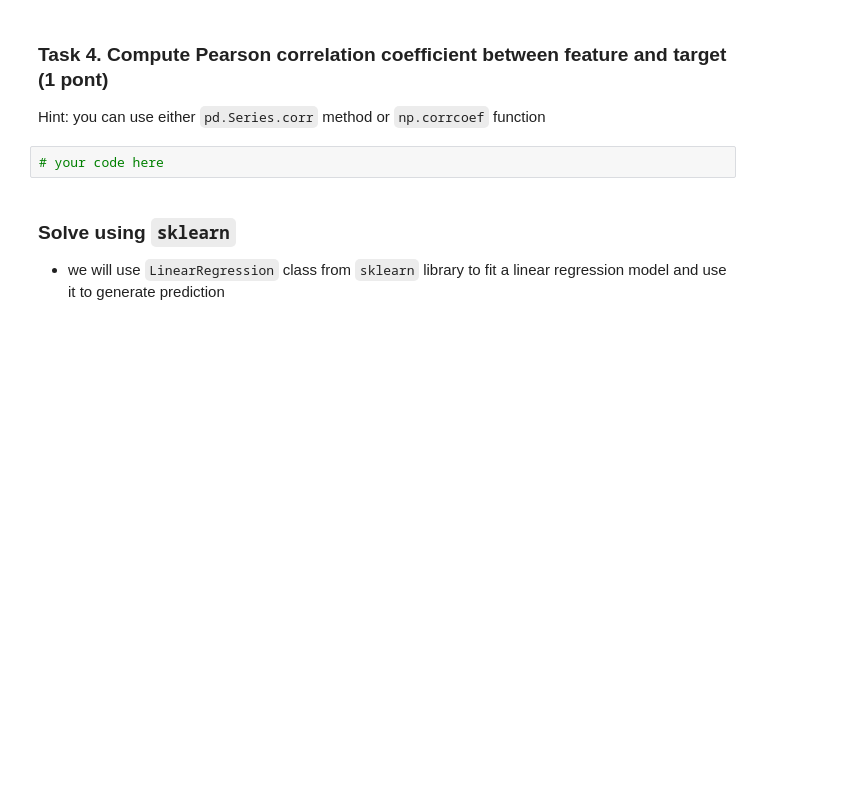
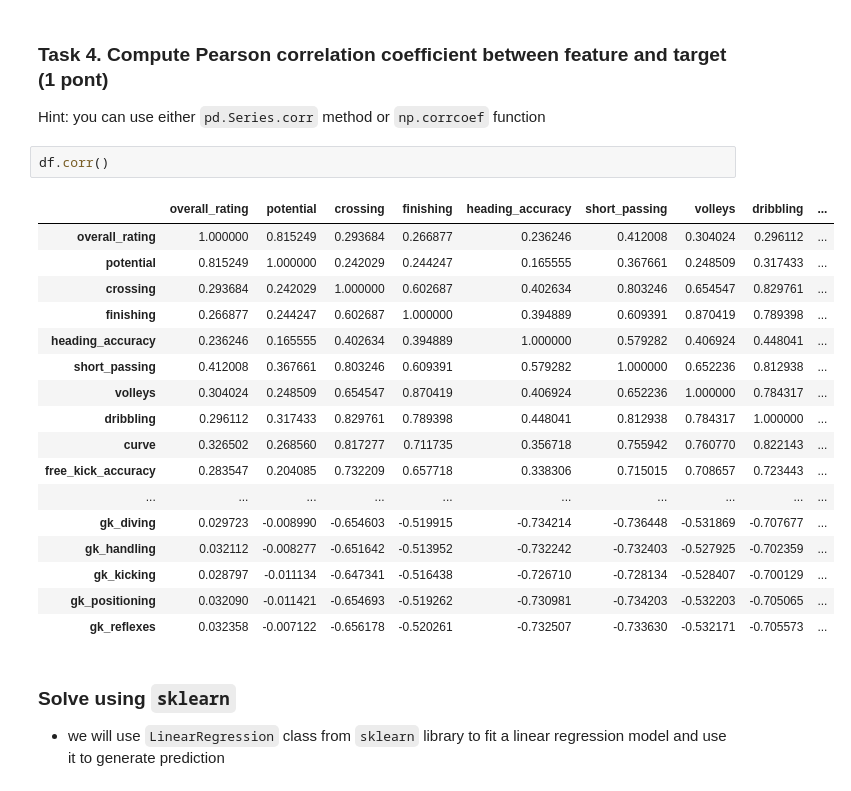
Before and after one commit to LaSegadora/rsschool_3_linear_regression, a Jupyter notebook: linear_regression.ipynb, the cells around one changed output. Cells and saved outputs as stored; diff of their text form; blank space fills up the shorter version.

```diff
--- a/linear_regression.ipynb
+++ b/linear_regression.ipynb
@@ -480,7 +536,25 @@ plt.ylabel('dribbling');
 ### Task 4. Compute Pearson correlation coefficient between feature and target (1 pont)
 Hint: you can use either `pd.Series.corr` method or `np.corrcoef` function
 # %%
-# your code here
+df.corr()
+# %% [output]
+|  | overall_rating | potential | crossing | finishing | heading_accuracy | short_passing | volleys | dribbling | ... |
+| overall_rating | 1.000000 | 0.815249 | 0.293684 | 0.266877 | 0.236246 | 0.412008 | 0.304024 | 0.296112 | ... |
+| potential | 0.815249 | 1.000000 | 0.242029 | 0.244247 | 0.165555 | 0.367661 | 0.248509 | 0.317433 | ... |
+| crossing | 0.293684 | 0.242029 | 1.000000 | 0.602687 | 0.402634 | 0.803246 | 0.654547 | 0.829761 | ... |
+| finishing | 0.266877 | 0.244247 | 0.602687 | 1.000000 | 0.394889 | 0.609391 | 0.870419 | 0.789398 | ... |
+| heading_accuracy | 0.236246 | 0.165555 | 0.402634 | 0.394889 | 1.000000 | 0.579282 | 0.406924 | 0.448041 | ... |
+| short_passing | 0.412008 | 0.367661 | 0.803246 | 0.609391 | 0.579282 | 1.000000 | 0.652236 | 0.812938 | ... |
+| volleys | 0.304024 | 0.248509 | 0.654547 | 0.870419 | 0.406924 | 0.652236 | 1.000000 | 0.784317 | ... |
+| dribbling | 0.296112 | 0.317433 | 0.829761 | 0.789398 | 0.448041 | 0.812938 | 0.784317 | 1.000000 | ... |
+| curve | 0.326502 | 0.268560 | 0.817277 | 0.711735 | 0.356718 | 0.755942 | 0.760770 | 0.822143 | ... |
+| free_kick_accuracy | 0.283547 | 0.204085 | 0.732209 | 0.657718 | 0.338306 | 0.715015 | 0.708657 | 0.723443 | ... |
+| ... | ... | ... | ... | ... | ... | ... | ... | ... | ... |
+| gk_diving | 0.029723 | -0.008990 | -0.654603 | -0.519915 | -0.734214 | -0.736448 | -0.531869 | -0.707677 | ... |
+| gk_handling | 0.032112 | -0.008277 | -0.651642 | -0.513952 | -0.732242 | -0.732403 | -0.527925 | -0.702359 | ... |
+| gk_kicking | 0.028797 | -0.011134 | -0.647341 | -0.516438 | -0.726710 | -0.728134 | -0.528407 | -0.700129 | ... |
+| gk_positioning | 0.032090 | -0.011421 | -0.654693 | -0.519262 | -0.730981 | -0.734203 | -0.532203 | -0.705065 | ... |
+| gk_reflexes | 0.032358 | -0.007122 | -0.656178 | -0.520261 | -0.732507 | -0.733630 | -0.532171 | -0.705573 | ... |
 # %% [markdown]
 ### Solve using `sklearn`
 
```
Also changed, not shown: parts of 14 cells of this notebook.
